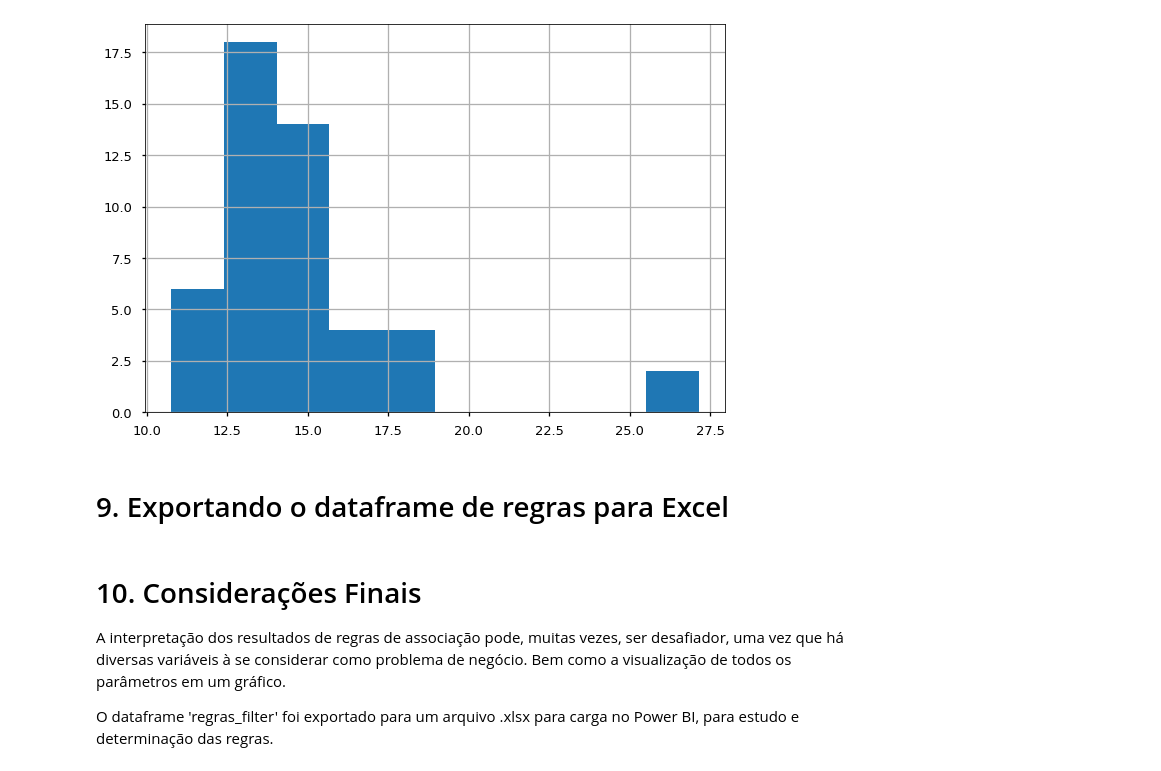
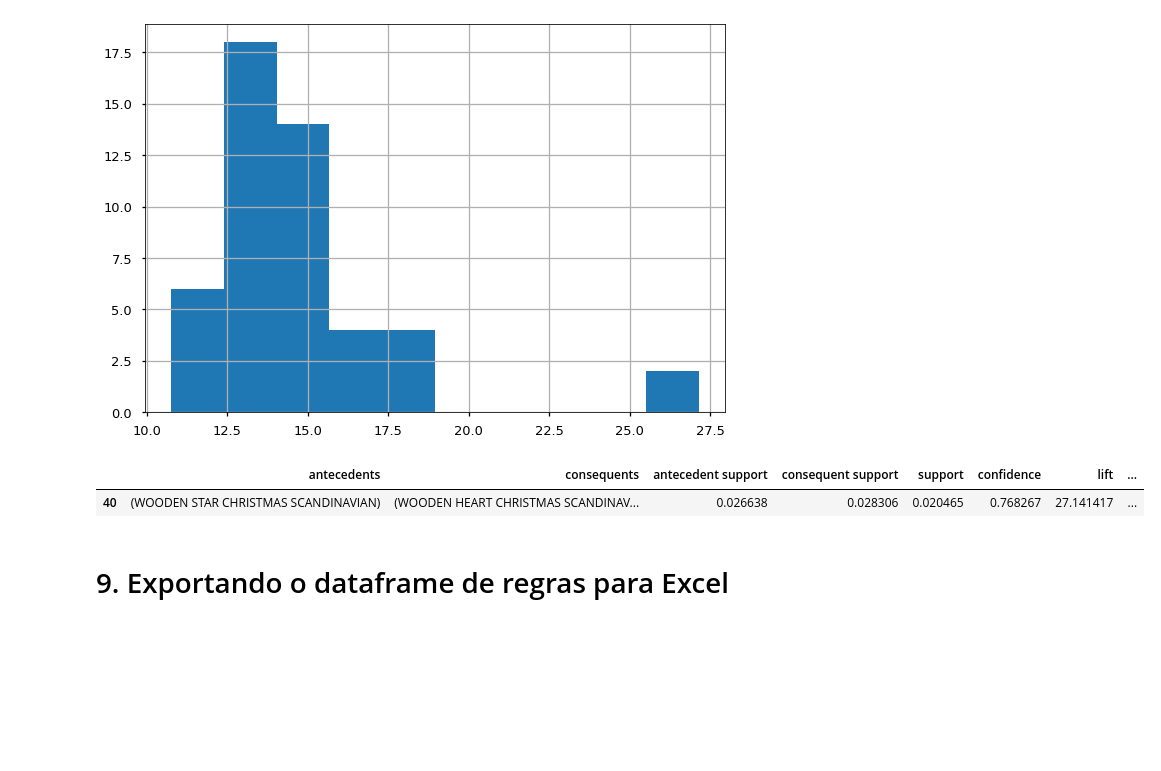
Before and after one commit to DSRodrigoA/DSRodrigoA, a Jupyter notebook: mba.ipynb, the cells around one changed output. Saved outputs shown, nothing was run; the diff lists cells and outputs as text; code cells hidden in the pictures; blank space fills up the shorter version.

```diff
--- a/mba.ipynb
+++ b/mba.ipynb
@@ -703,14 +703,13 @@ regras_filter['lift'].hist()
 # %% [output]
 <AxesSubplot:>
 [figure]
+# %%
+regras_filter.head(1)
+# %% [output]
+|  | antecedents | consequents | antecedent support | consequent support | support | confidence | lift | ... |
+| 40 | (WOODEN STAR CHRISTMAS SCANDINAVIAN) | (WOODEN HEART CHRISTMAS SCANDINAV... | 0.026638 | 0.028306 | 0.020465 | 0.768267 | 27.141417 | ... |
 # %% [markdown]
 # 9. Exportando o dataframe de regras para Excel
 # %%
 # Exportando a lista de regras geradas para o arquivo association_rules.xlsx (excel), na aba "association_rules"
 regras_filter.to_excel("association_rules.xlsx", 'association_rules')
-# %% [markdown]
-# 10. Considerações Finais
-
-A interpretação dos resultados de regras de associação pode, muitas vezes, ser desafiador, uma vez que há diversas variáveis à se considerar como problema de negócio. Bem como a visualização de todos os parâmetros em um gráfico.
-
-O dataframe 'regras_filter' foi exportado para um arquivo .xlsx para carga no Power BI, para estudo e determinação das regras.
```
Also changed, not shown: parts of 4 cells of this notebook.
